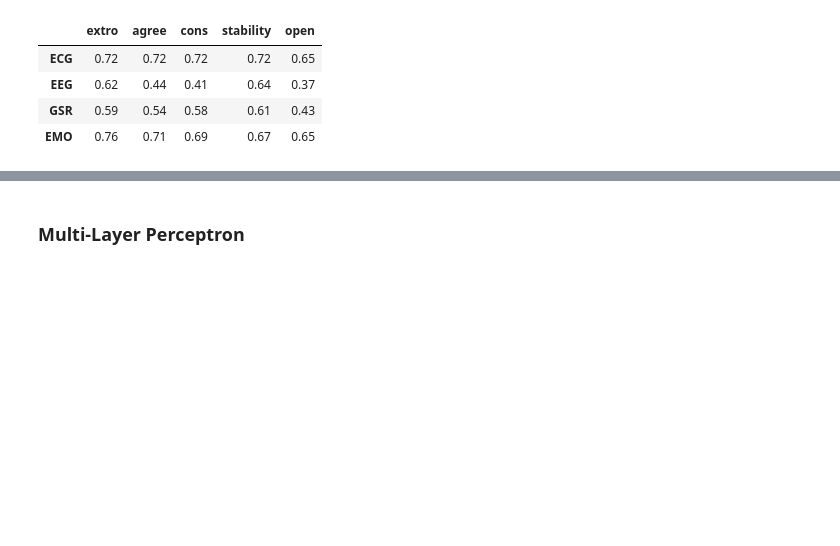
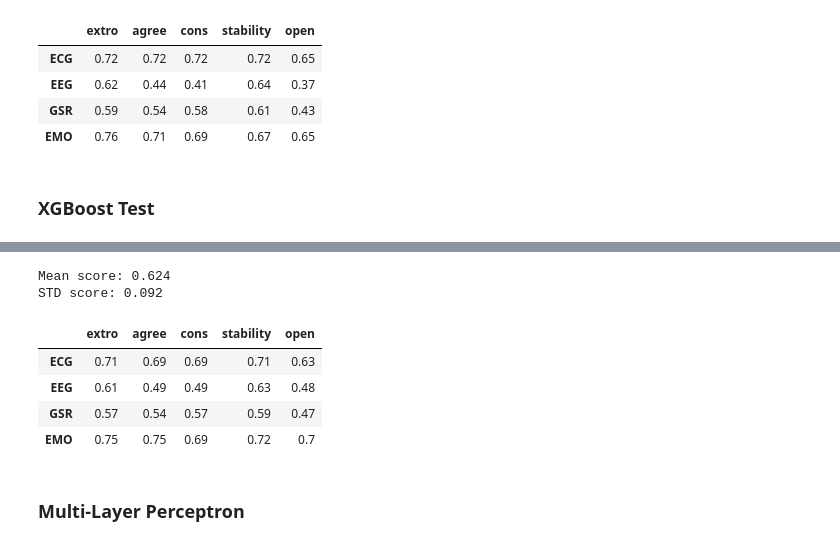
Before and after one commit to kroglkt/CogSci2, a Jupyter notebook: Reading Data.ipynb, the cells around one changed output, grey strips where cells are left out. Drawn from its saved outputs; the diff is of its cells as text; code cells hidden in the pictures; blank space fills up the shorter version.

Commit message:
XGBoost added

```diff
--- a/Reading Data.ipynb
+++ b/Reading Data.ipynb
@@ -192,6 +195,8 @@ def results(classifier):
         'GSR': GSR_feats
     }
     scores = []
+    all_targets = []
+    all_preds = []
     #Initialise dataframe
     df = pd.DataFrame(columns=big5.keys(), index=['ECG', 'EEG', 'GSR', 'EMO'])
     for trait in tqdm(list(df.keys())):
@@ -201,12 +206,12 @@ def results(classifier):
             score = round(np.mean(cross_val_score(classifier, X, y, scoring='f1', cv=10)),2)
             df[trait][modal] = score
             scores.append(score)
+            all_targets.append(y)
+            all_preds.append(cross_val_predict(classifier, X, y, cv=10, method='predict_proba'))
 
     print("Mean score:", np.mean(scores))
     print("STD score:", np.std(scores))
 
-    return df
-
-#train_X, test_X, train_y, test_y = preprocess(EEG_feats, 'open')
+    return df, (np.array(all_targets), np.array(all_preds))
 # %% [markdown]
 ## Models
@@ -250,3 +244,10 @@ STD score: 0.11404385121522334
 | EEG | 0.62 | 0.44 | 0.41 | 0.64 | 0.37 |
 | GSR | 0.59 | 0.54 | 0.58 | 0.61 | 0.43 |
 | EMO | 0.76 | 0.71 | 0.69 | 0.67 | 0.65 |
+# %% [markdown]
+### XGBoost Test
+# %%
+xgb = xgboost.XGBClassifier(n_estimators=500, n_jobs=4, random_state=42)
+df, xgb_targs = results(xgb)
+df
+# %% [output]
@@ -253,3 +339,10 @@ STD score: 0.11404385121522334
+Mean score: 0.624
+STD score: 0.092
+|  | extro | agree | cons | stability | open |
+| ECG | 0.71 | 0.69 | 0.69 | 0.71 | 0.63 |
+| EEG | 0.61 | 0.49 | 0.49 | 0.63 | 0.48 |
+| GSR | 0.57 | 0.54 | 0.57 | 0.59 | 0.47 |
+| EMO | 0.75 | 0.75 | 0.69 | 0.72 | 0.7 |
 # %% [markdown]
 ### Multi-Layer Perceptron
 # %%
```
Also changed, not shown: parts of 10 cells of this notebook.
